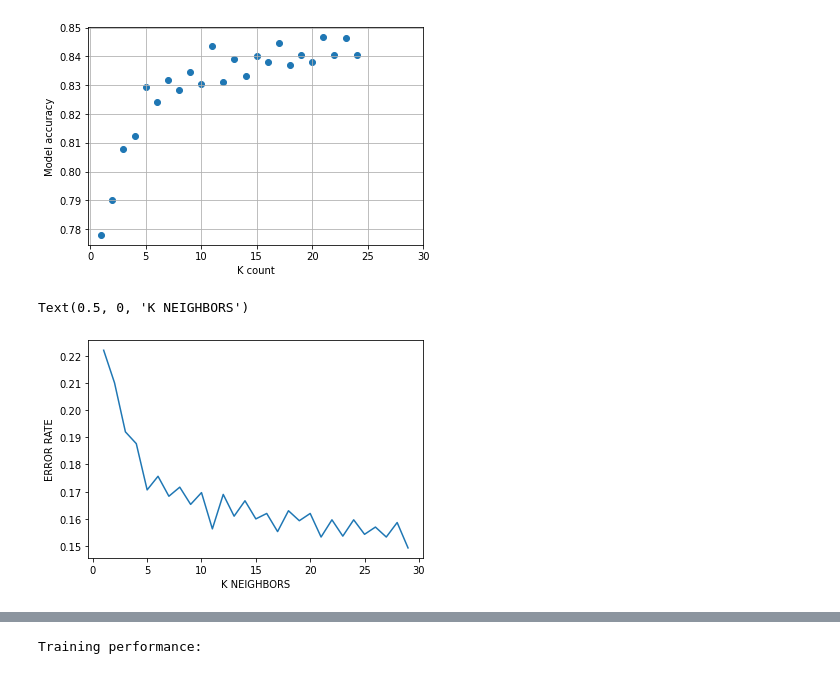
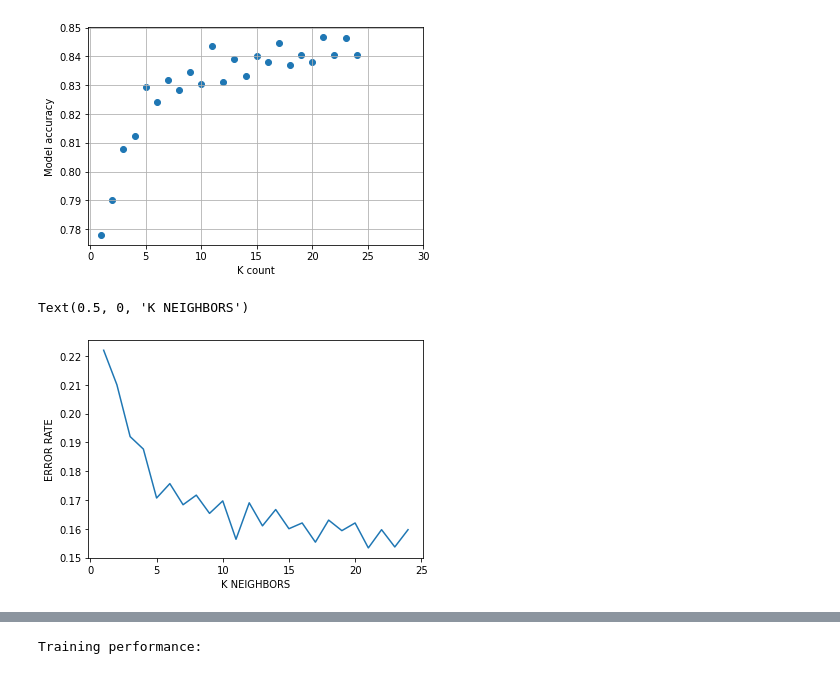
Before and after one commit to cfreeman22/data_mining_1_D209, a Jupyter notebook: D209_data_mining1_task1.ipynb, the cells around one changed output, grey strips where cells are left out. Cells and saved outputs as stored; diff of their text form; code cells hidden in the pictures.

```diff
--- a/D209_data_mining1_task1.ipynb
+++ b/D209_data_mining1_task1.ipynb
@@ -323,5 +347,5 @@ X_train
 # %%
-knn = KNeighborsClassifier(n_neighbors= 5)
+knn = KNeighborsClassifier(n_neighbors= 3)
 # %%
 knn.fit(scaled_X_train, y_train)
 # %% [output]
@@ -351,7 +377,8 @@ knn.score(scaled_X_test,y_test)
 # %%
+#Finding the error rate for every value of k in range 1 - 25
 test_error_rate = []
 
-for k in range(1,30):
+for k in range(1,25):
   knn = KNeighborsClassifier(n_neighbors=k)
   knn.fit(scaled_X_train, y_train)
   y_pred_test = knn.predict(scaled_X_test)
@@ -396,9 +405,9 @@ plt.show()
 # %% [output]
 [figure]
 # %%
-plt.plot(range(1,30), test_error_rate)
+plt.plot(range(1,25), test_error_rate)
 plt.ylabel("ERROR RATE")
 plt.xlabel("K NEIGHBORS")
 # %% [output]
 Text(0.5, 0, 'K NEIGHBORS')
-[figure, old version]
+[figure, new version]
```
Also changed, not shown: parts of 45 cells of this notebook.
